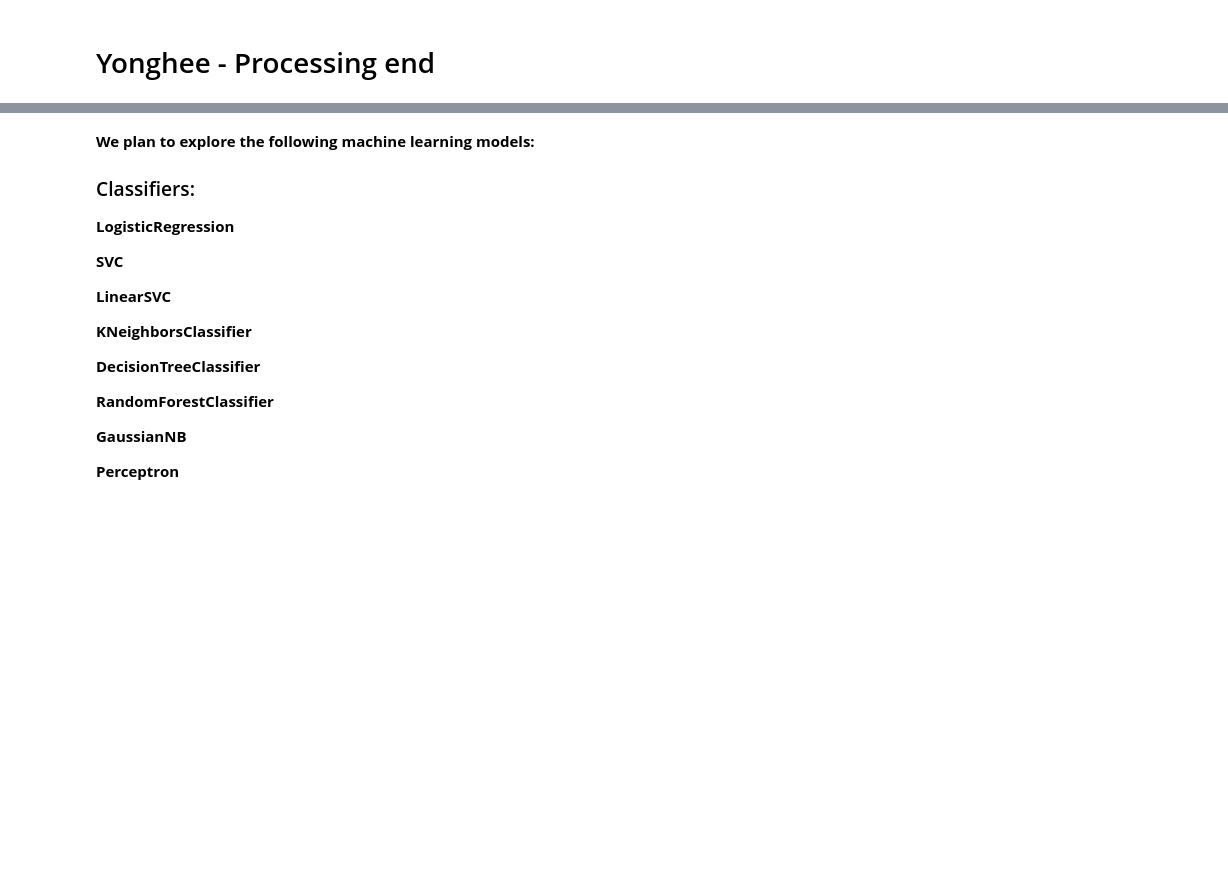
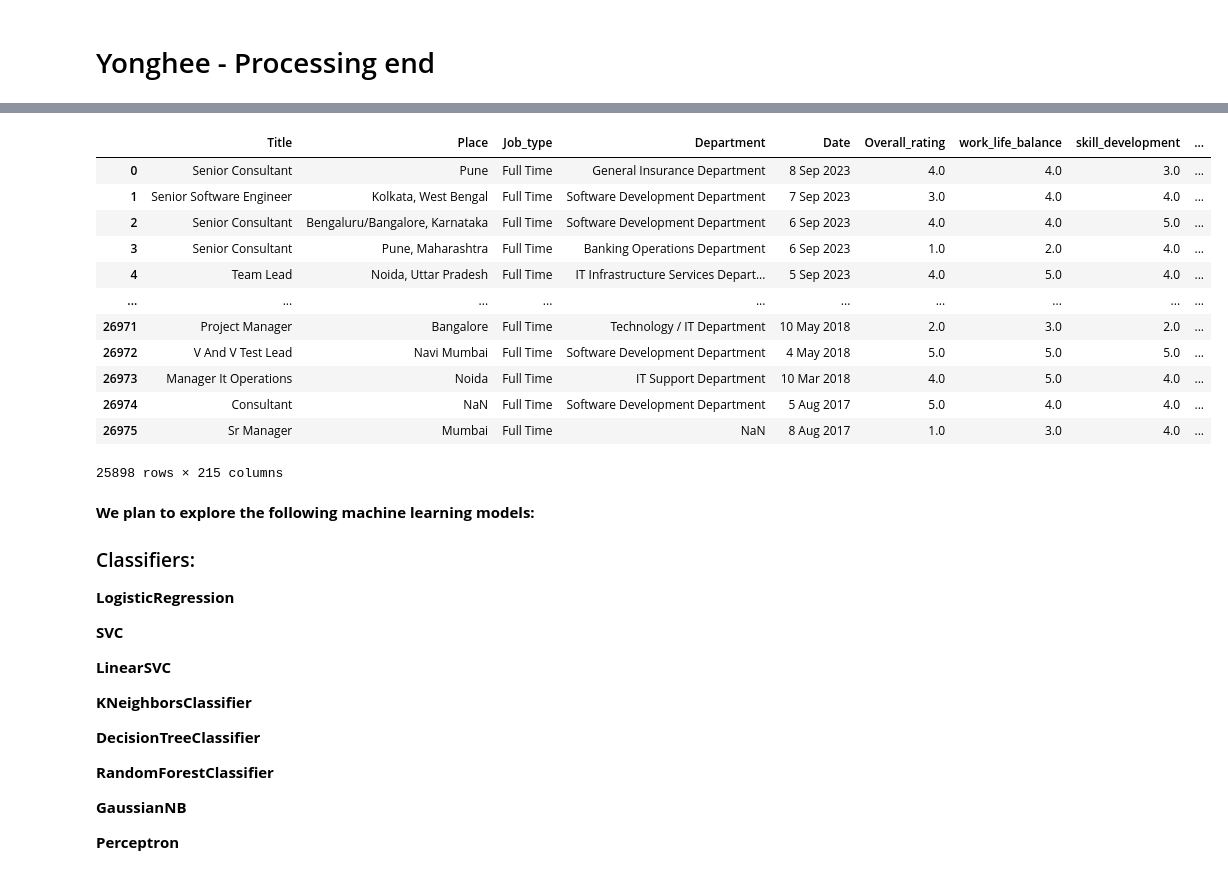
Before and after one commit to TEcjddns/UChicago_AIML_Project, a Jupyter notebook: EmployeeHappiness.ipynb, the cells around one changed output, grey strips where cells are left out. Cells and saved outputs as stored; diff of their text form; code cells hidden in the pictures; blank space fills up the shorter version.

Commit message:
Apply 'Word2Vec' for 'Likes', 'Dislikes'
each 'Likes' & 'Dislikes' Column have 100 columns for vectorization.
(we can modify the number of columns)

```diff
--- a/EmployeeHappiness.ipynb
+++ b/EmployeeHappiness.ipynb
@@ -367,3 +407,59 @@ Transport  Department
+# %%
+# Likes Column's Blank -> ' '
+df['Likes'].fillna('', inplace=True)
+
+# Text -> Tokenize & Save as List
+tokenized_likes = df['Likes'].apply(word_tokenize)
+
+# Word2Vec model - Need to choose the 'Vector size'
+word2vec_model = Word2Vec(sentences=tokenized_likes, vector_size=100, window=5, min_count=1, workers=4)
+
+# Vector
+word_vectors = word2vec_model.wv
+
+# make 'Sentence Vectors'
+sentence_vectors = tokenized_likes.apply(lambda x: np.mean([word_vectors[token] for token in x if token in word_vectors], axis=0))
+
+# Add 'Sentece_Vector' to dataframe
+max_dimensions = max(sentence_vectors.apply(lambda x: len(x) if isinstance(x, np.ndarray) else 0))
+for i in range(max_dimensions):
+    df[f'Likes_vector_{i}'] = sentence_vectors.apply(lambda x: x[i] if isinstance(x, np.ndarray) and i < len(x) else np.nan)
+# %%
+# Dislikes Column's Blank -> ' '
+df['Dislikes'].fillna('', inplace=True)
+
+# Text -> Tokenize & Save as List
+tokenized_dislikes = df['Dislikes'].apply(word_tokenize)
+
+# Word2Vec model for Dislikes
+word2vec_model_dislikes = Word2Vec(sentences=tokenized_dislikes, vector_size=100, window=5, min_count=1, workers=4)
+
+# Vector for Dislikes
+word_vectors_dislikes = word2vec_model_dislikes.wv
+
+# Make 'Sentence Vectors' for Dislikes
+sentence_vectors_dislikes = tokenized_dislikes.apply(lambda x: np.mean([word_vectors_dislikes[token] for token in x if token in word_vectors_dislikes], axis=0))
+
+# Add 'Sentence_Vector' for Dislikes to DataFrame
+max_dimensions_dislikes = max(sentence_vectors_dislikes.apply(lambda x: len(x) if isinstance(x, np.ndarray) else 0))
+for i in range(max_dimensions_dislikes):
+    df[f'Dislikes_vector_{i}'] = sentence_vectors_dislikes.apply(lambda x: x[i] if isinstance(x, np.ndarray) and i < len(x) else np.nan)
+# %%
+df
+# %% [output]
+|  | Title | Place | Job_type | Department | Date | Overall_rating | work_life_balance | skill_development | ... |
+| 0 | Senior Consultant | Pune | Full Time | General Insurance Department | 8 Sep 2023 | 4.0 | 4.0 | 3.0 | ... |
+| 1 | Senior Software Engineer | Kolkata, West Bengal | Full Time | Software Development Department | 7 Sep 2023 | 3.0 | 4.0 | 4.0 | ... |
+| 2 | Senior Consultant | Bengaluru/Bangalore, Karnataka | Full Time | Software Development Department | 6 Sep 2023 | 4.0 | 4.0 | 5.0 | ... |
+| 3 | Senior Consultant | Pune, Maharashtra | Full Time | Banking Operations Department | 6 Sep 2023 | 1.0 | 2.0 | 4.0 | ... |
+| 4 | Team Lead | Noida, Uttar Pradesh | Full Time | IT Infrastructure Services Depart... | 5 Sep 2023 | 4.0 | 5.0 | 4.0 | ... |
+| ... | ... | ... | ... | ... | ... | ... | ... | ... | ... |
+| 26971 | Project Manager | Bangalore | Full Time | Technology / IT Department | 10 May 2018 | 2.0 | 3.0 | 2.0 | ... |
+| 26972 | V And V Test Lead | Navi Mumbai | Full Time | Software Development Department | 4 May 2018 | 5.0 | 5.0 | 5.0 | ... |
+| 26973 | Manager It Operations | Noida | Full Time | IT Support Department | 10 Mar 2018 | 4.0 | 5.0 | 4.0 | ... |
+| 26974 | Consultant | NaN | Full Time | Software Development Department | 5 Aug 2017 | 5.0 | 4.0 | 4.0 | ... |
+| 26975 | Sr Manager | Mumbai | Full Time | NaN | 8 Aug 2017 | 1.0 | 3.0 | 4.0 | ... |
+25898 rows × 215 columns
 # %% [markdown]
 
 <b> We plan to explore the following machine learning models:
```
Also changed, not shown: parts of 4 cells of this notebook.
